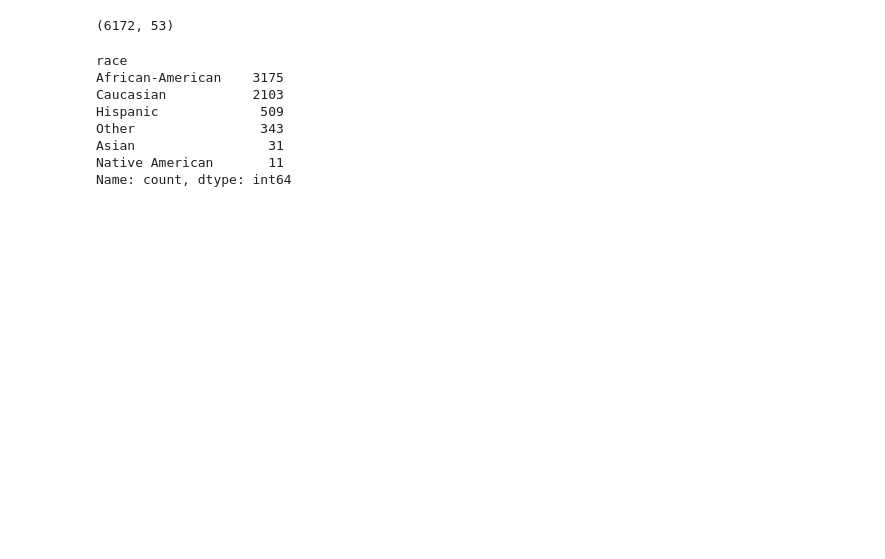
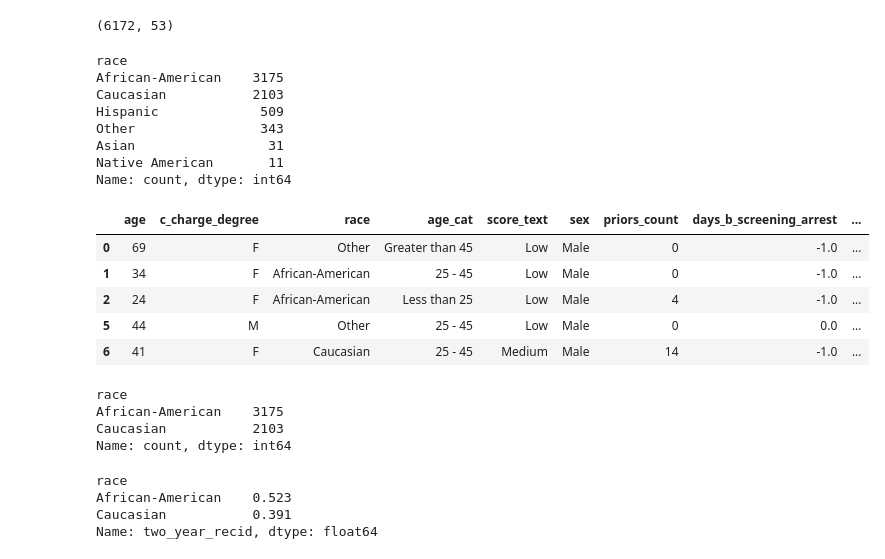
Before and after one commit to DeniellNel/compas-bias-audit, a Jupyter notebook: notebooks/COMPAS-AUDIT-DN.ipynb, the cells around one changed output. Saved outputs shown, nothing was run; the diff lists cells and outputs as text; code cells hidden in the pictures; blank space fills up the shorter version.

```diff
--- a/notebooks/COMPAS-AUDIT-DN.ipynb
+++ b/notebooks/COMPAS-AUDIT-DN.ipynb
@@ -45,3 +47,31 @@ Other                343
 Asian                 31
 Native American       11
 Name: count, dtype: int64
+# %%
+df.head()
+# %% [output]
+|  | age | c_charge_degree | race | age_cat | score_text | sex | priors_count | days_b_screening_arrest | ... |
+| 0 | 69 | F | Other | Greater than 45 | Low | Male | 0 | -1.0 | ... |
+| 1 | 34 | F | African-American | 25 - 45 | Low | Male | 0 | -1.0 | ... |
+| 2 | 24 | F | African-American | Less than 25 | Low | Male | 4 | -1.0 | ... |
+| 5 | 44 | M | Other | 25 - 45 | Low | Male | 0 | 0.0 | ... |
+| 6 | 41 | F | Caucasian | 25 - 45 | Medium | Male | 14 | -1.0 | ... |
+# %%
+# ProPublica treats Medium and High as "high risk" (decile score 5–10)
+df["high_risk"] = (df["score_text"] != "Low").astype(int)
+
+# Focus on the two groups ProPublica compares
+sub = df[df["race"].isin(["African-American", "Caucasian"])].copy()
+print(sub["race"].value_counts())
+# %% [output]
+race
+African-American    3175
+Caucasian           2103
+Name: count, dtype: int64
+# %%
+sub.groupby("race")["two_year_recid"].mean().round(3)
+# %% [output]
+race
+African-American    0.523
+Caucasian           0.391
+Name: two_year_recid, dtype: float64
```
Also changed, not shown: parts of 3 cells of this notebook, 1 other file.
